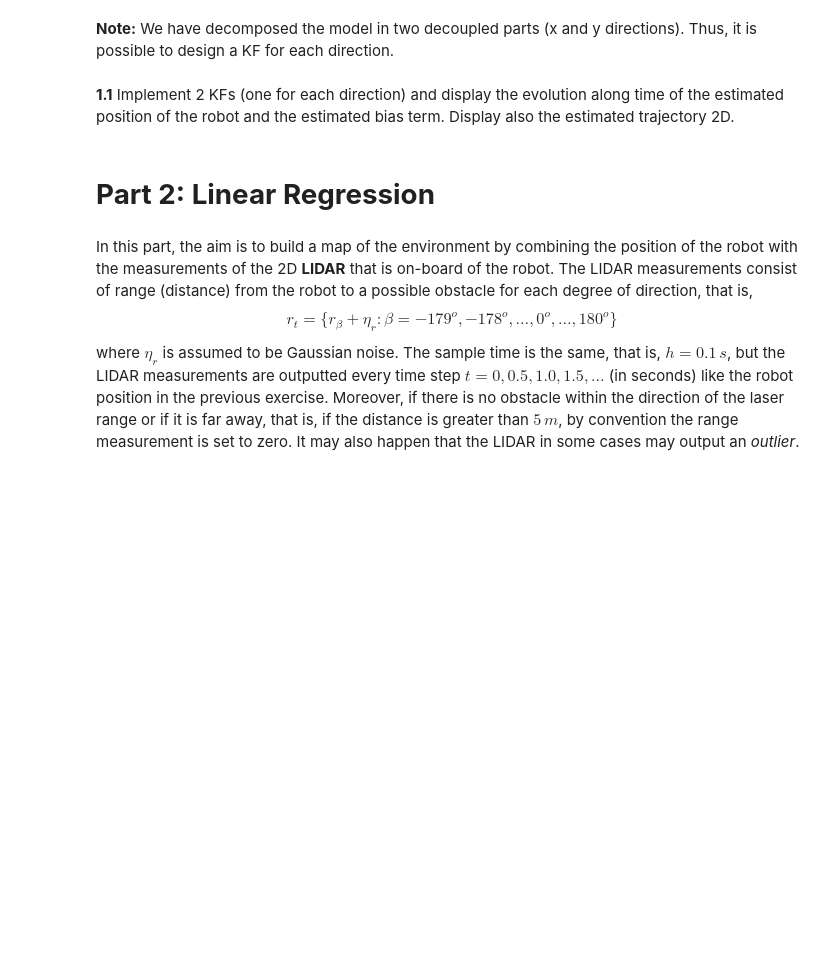
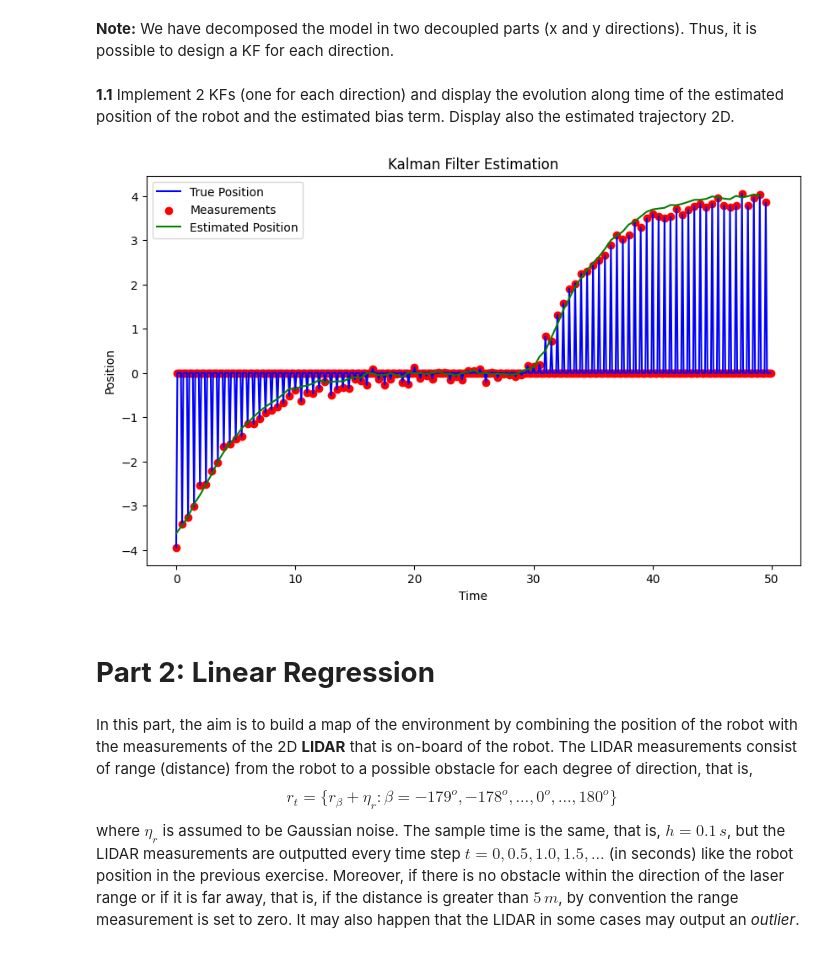
Before and after one commit to brumocas/ML_Projects, a Jupyter notebook: Proj1/ML_project1.ipynb, the cells around one changed output. Drawn from its saved outputs; the diff is of its cells as text; code cells hidden in the pictures; blank space fills up the shorter version.

Commit message:
Kalman Filter Pos Implementation

```diff
--- a/Proj1/ML_project1.ipynb
+++ b/Proj1/ML_project1.ipynb
@@ -261,6 +252,65 @@ vy = df["vy"].values
 
 
 # End For Loop
+# %%
+import numpy as np
+import matplotlib.pyplot as plt
+
+# Assuming you have predefined matrices A, B, H, Q, R
+# and initial state estimate X0 and initial covariance matrix P0
+
+# Initialize state estimate and covariance matrix
+X = np.array([[x[0]], [vx[0]]])  # Assuming a 2D state [position, velocity]
+P = 10 * np.eye(2)  # Assuming a 2D state, initialize with identity matrix
+
+# Kalman Filter loop
+N_iter = len(time)  # Number of iterations
+dt = time[1] - time[0]  # Assuming a constant time step
+
+A = np.array([[1, dt], [0, 1]])
+H = np.array([[1, 0]])
+Q = np.array([[1, 0], [0, 1]])
+R = np.array([[10]])
+
+estimated_x = []
+
+for t in range(1, N_iter):
+    if t%5 == 0:
+        # Measurement vector
+        Y = np.array([[x[t]]])
+
+        # Prediction step
+        X_pred = A @ X
+        P_pred = A @ P @ A.T + Q
+
+        # Update step
+        K = P_pred @ H.T @ np.linalg.inv((H @ P_pred @ H.T) + R)
+        X = X_pred + K @ (Y - H @ X_pred)
+        P = (np.eye(2) - K @ H) @ P_pred
+
+        # Save the estimated position for plotting
+        estimated_x.append(X[0, 0])
+
+# Convert the list to a NumPy array for plotting
+estimated_x = np.array(estimated_x)
+
+
+# Increase the figure size
+plt.figure(figsize=(10, 6))
+
+# Plotting the results
+plt.plot(time, x, label='True Position', color='blue')
+plt.scatter(time, x, label='Measurements', color='red', marker='o')
+time_1 = np.arange(0, 99/2, 1/2)
+plt.plot(time_1, estimated_x, label='Estimated Position', color='green')
+
+plt.xlabel('Time')
+plt.ylabel('Position')
+plt.legend()
+plt.title('Kalman Filter Estimation')
+plt.show()
+# %% [output]
+[figure, added]
 # %% [markdown]
 # **Part 2: Linear Regression**
 # %% [markdown]
```
Also changed, not shown: parts of 2 cells of this notebook.
